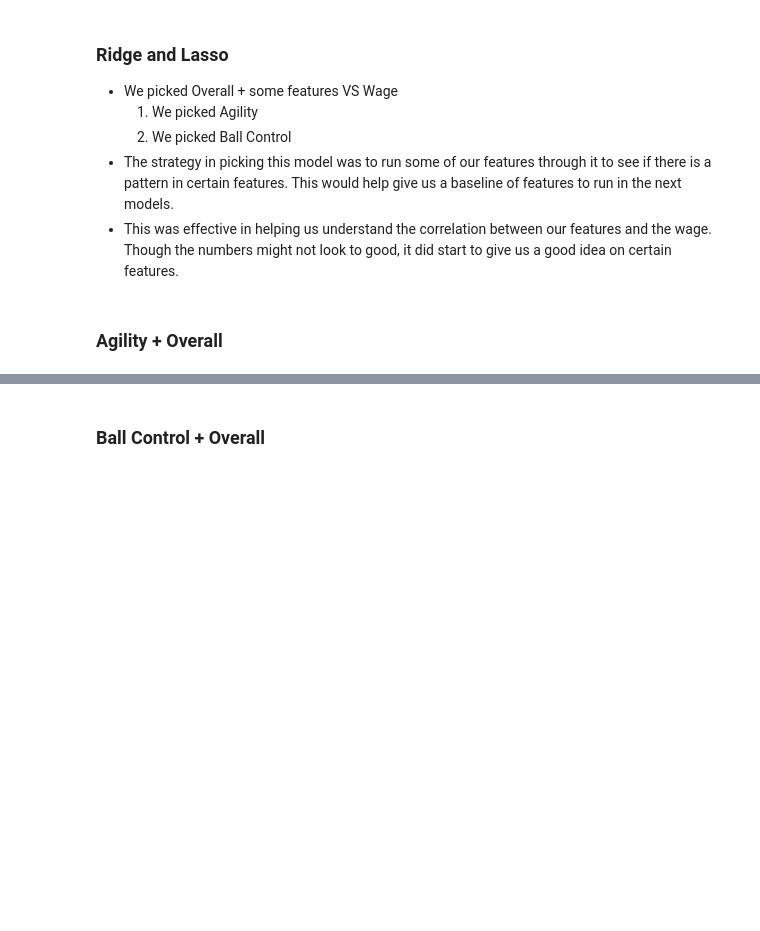
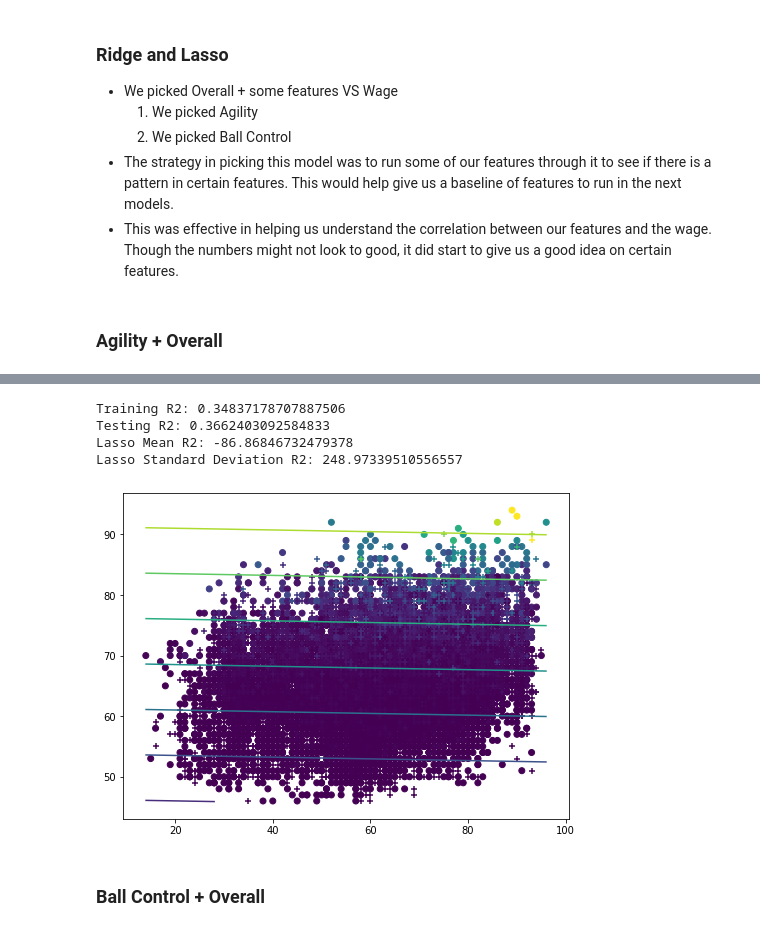
Before and after one commit to sand7281/Fifa-Player-Value-Predictions, a Jupyter notebook: FIFA FINAL.ipynb, the cells around one changed output, grey strips where cells are left out. Cells and saved outputs as stored; diff of their text form; code cells hidden in the pictures; blank space fills up the shorter version.

```diff
--- a/FIFA FINAL.ipynb
+++ b/FIFA FINAL.ipynb
@@ -283,10 +295,16 @@ print('Ridge Standard Deviation R2: {}'.format(ridge.std()))
 # %%
 lasso2=Lasso(alpha=1)
 plot_reg_model(lasso2, X, y);
 
-lasso = cross_val_score(l_reg, X, y, cv=10)
+lasso = cross_val_score(lasso2, X, y, cv=10)
 print('Lasso Mean R2: {}'.format(lasso.mean()))
 print('Lasso Standard Deviation R2: {}'.format(lasso.std()))
+# %% [output]
+Training R2: 0.34837178707887506
+Testing R2: 0.3662403092584833
+Lasso Mean R2: -86.86846732479378
+Lasso Standard Deviation R2: 248.97339510556557
+[figure, added]
 # %% [markdown]
 ### Ball Control + Overall
 # %%
```
Also changed, not shown: parts of 33 cells of this notebook.
